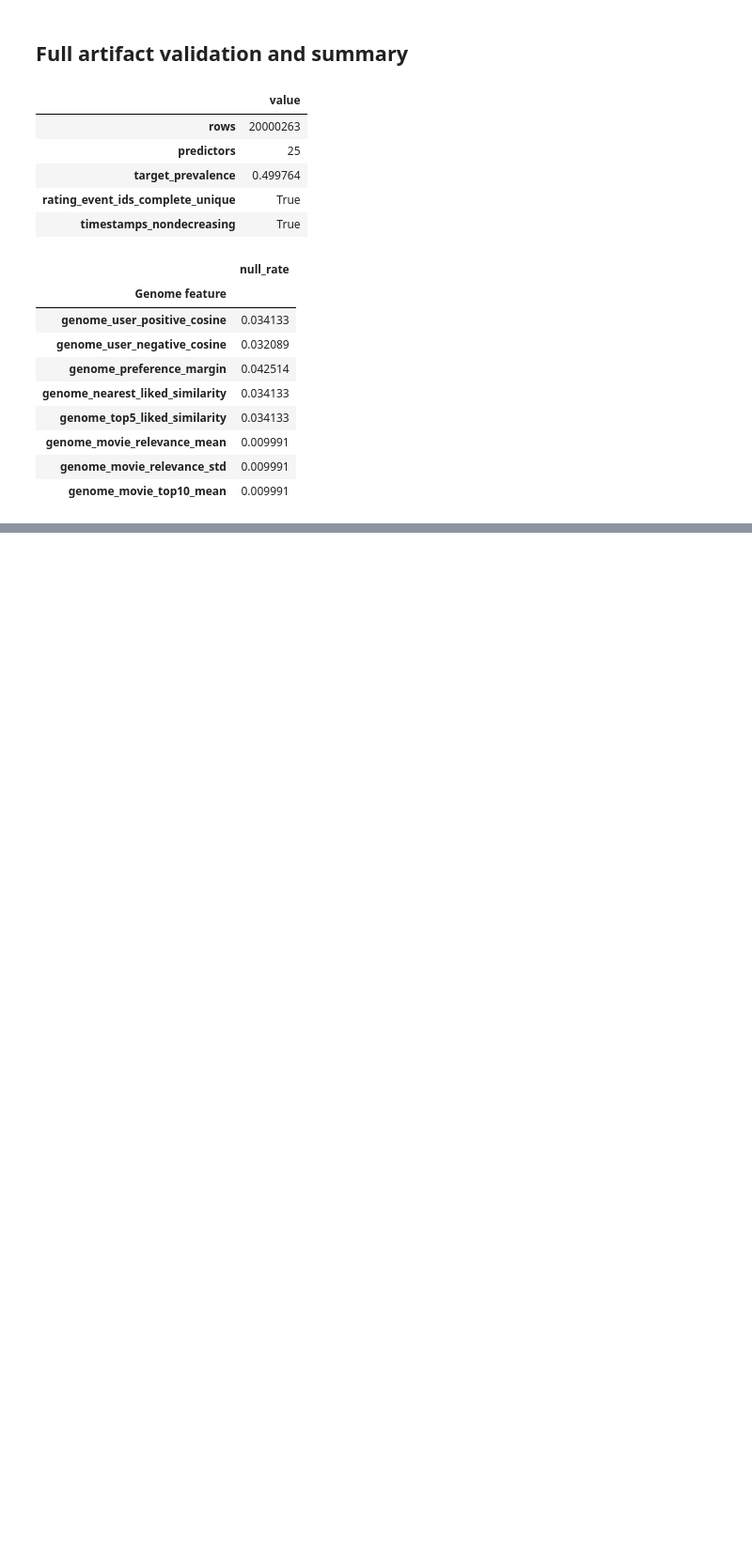
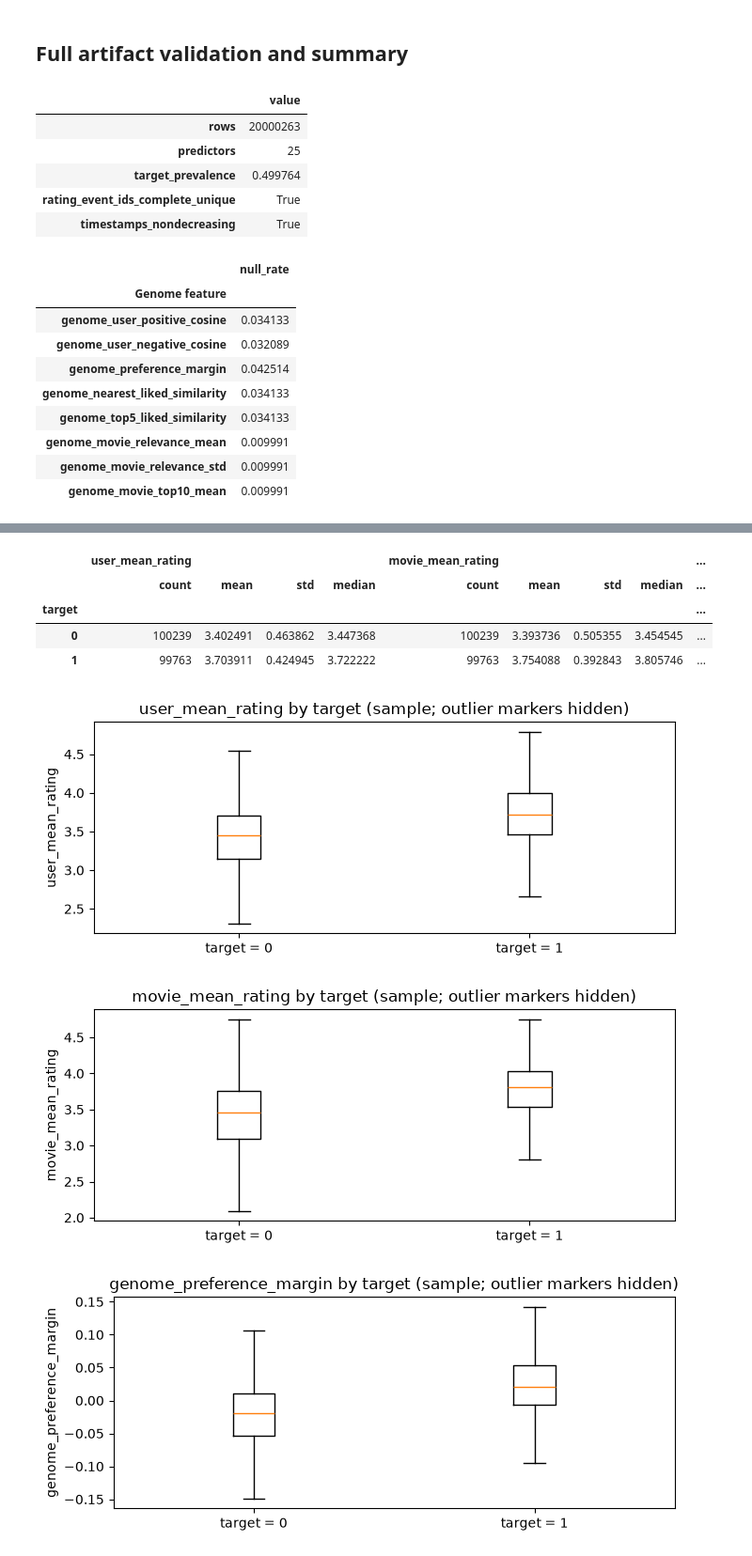
Before and after one commit to 4ngelGtz/movie_rating_predictor, a Jupyter notebook: notebooks/model/genome_prd_v1/01_training_dataset.ipynb, the cells around one changed output, grey strips where cells are left out. Shown at 94% size. Saved outputs shown, nothing was run; the diff lists cells and outputs as text; code cells hidden in the pictures; blank space fills up the shorter version.

```diff
--- a/notebooks/model/genome_prd_v1/01_training_dataset.ipynb
+++ b/notebooks/model/genome_prd_v1/01_training_dataset.ipynb
@@ -77,0 +222,30 @@ assert set(validation['genome_null_rates']) == set(GENOME_FEATURE_COLUMNS)
+# %%
+TARGET_RELATION_FEATURES = (
+    'user_mean_rating', 'movie_mean_rating', 'genome_preference_margin'
+)
+target_summary = (
+    eda_sample.groupby('target')[list(TARGET_RELATION_FEATURES)]
+    .agg(['count', 'mean', 'std', 'median'])
+)
+display(target_summary)
+
+for feature_name in TARGET_RELATION_FEATURES:
+    figure, axis = plt.subplots(figsize=(7, 3))
+    groups = [
+        eda_sample.loc[eda_sample['target'].eq(label), feature_name].dropna()
+        for label in (0, 1)
+    ]
+    axis.boxplot(groups, tick_labels=['target = 0', 'target = 1'], showfliers=False)
+    axis.set_ylabel(feature_name)
+    axis.set_title(f'{feature_name} by target (sample; outlier markers hidden)')
+    figure.tight_layout()
+    plt.show()
+# %% [output]
+|  | user_mean_rating |  |  |  | movie_mean_rating |  |  |  | ... |
+|  | count | mean | std | median | count | mean | std | median | ... |
+| target |  |  |  |  |  |  |  |  | ... |
+| 0 | 100239 | 3.402491 | 0.463862 | 3.447368 | 100239 | 3.393736 | 0.505355 | 3.454545 | ... |
+| 1 | 99763 | 3.703911 | 0.424945 | 3.722222 | 99763 | 3.754088 | 0.392843 | 3.805746 | ... |
+[figure, added]
+[figure, added]
+[figure, added]
```
Also changed, not shown: parts of 31 cells of this notebook, 2 other files.
